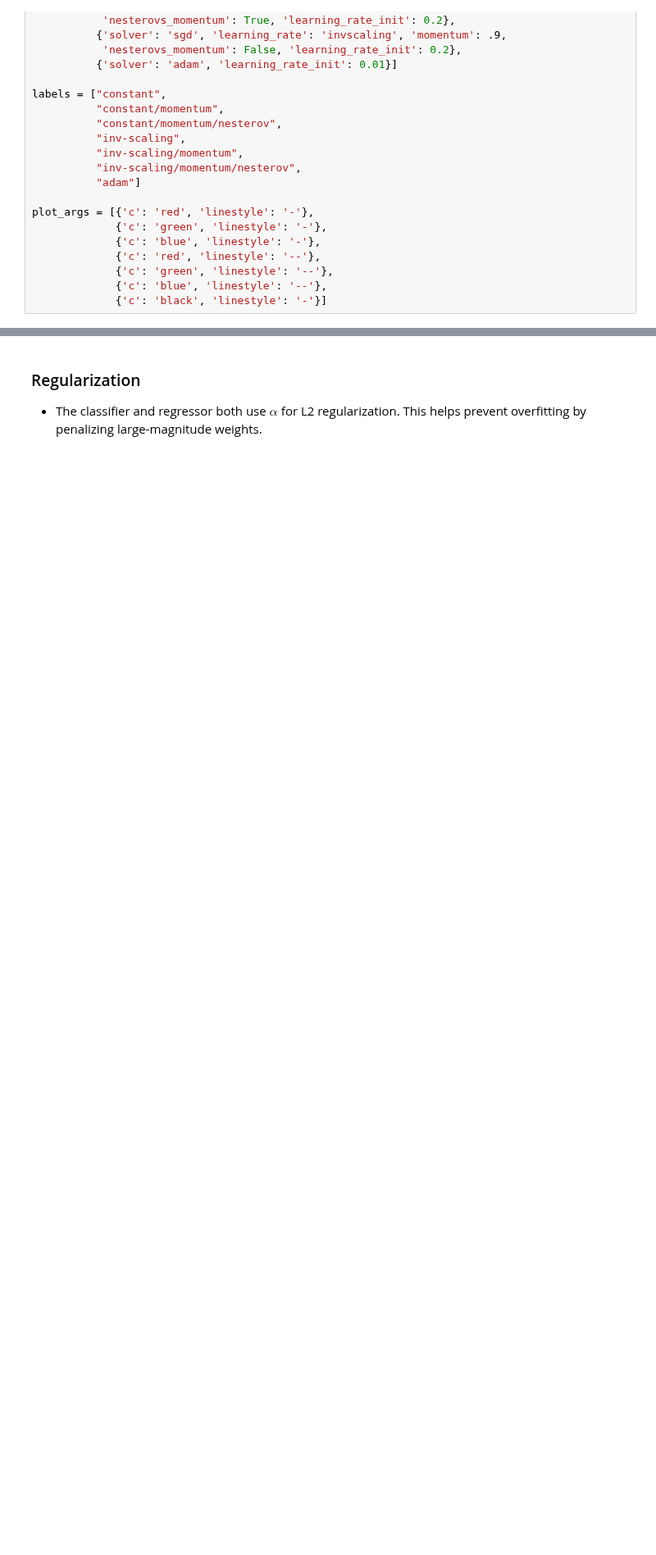
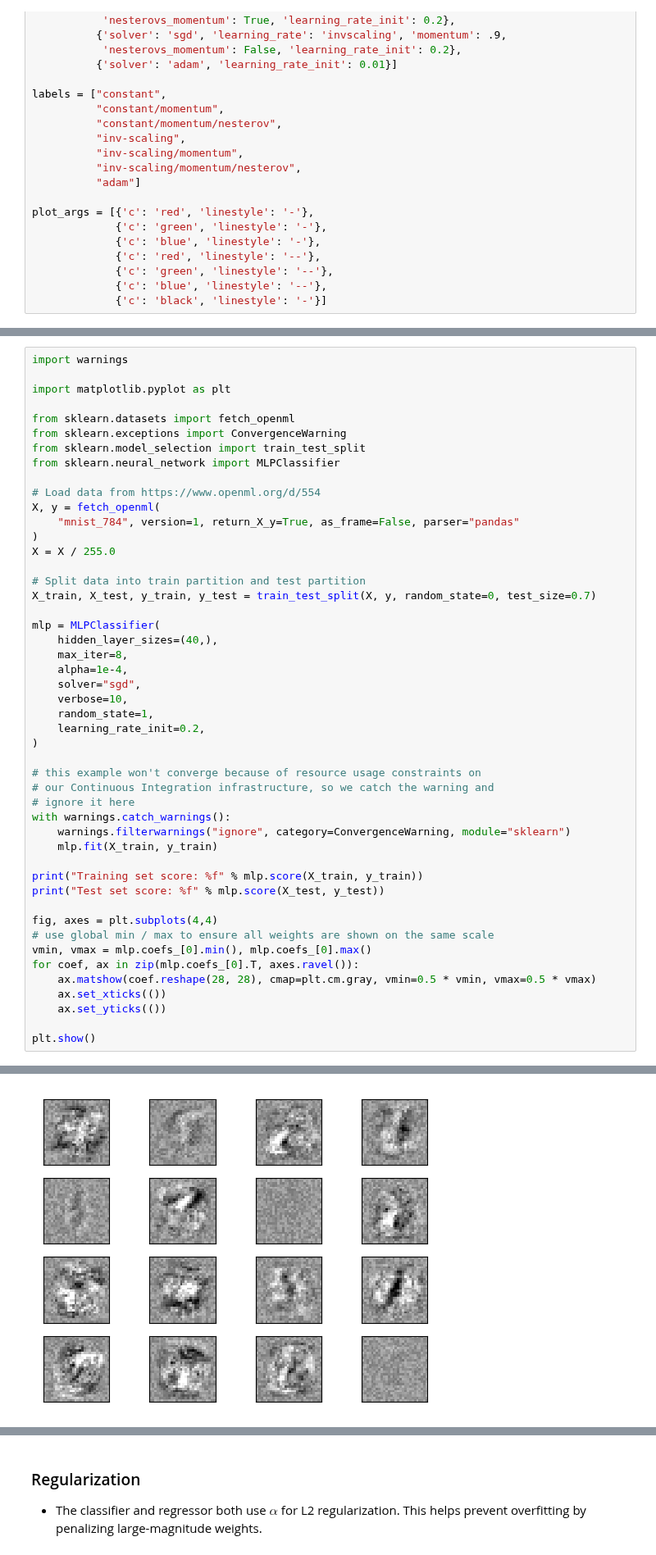
Before and after one commit to bjpcjp/scikit-learn, a Jupyter notebook: 17_perceptron.ipynb, the cells around one changed output, grey strips where cells are left out. Shown at 82% size. Saved outputs shown, nothing was run; the diff lists cells and outputs as text; blank space fills up the shorter version.

```diff
--- a/17_perceptron.ipynb
+++ b/17_perceptron.ipynb
@@ -194,0 +195,49 @@ Training loss: 0.689015
+# %%
+import warnings
+
+import matplotlib.pyplot as plt
+
+from sklearn.datasets import fetch_openml
+from sklearn.exceptions import ConvergenceWarning
+from sklearn.model_selection import train_test_split
+from sklearn.neural_network import MLPClassifier
+
+# Load data from https://www.openml.org/d/554
+X, y = fetch_openml(
+    "mnist_784", version=1, return_X_y=True, as_frame=False, parser="pandas"
+)
+X = X / 255.0
+
+# Split data into train partition and test partition
+X_train, X_test, y_train, y_test = train_test_split(X, y, random_state=0, test_size=0.7)
+
+mlp = MLPClassifier(
+    hidden_layer_sizes=(40,),
+    max_iter=8,
+    alpha=1e-4,
+    solver="sgd",
+    verbose=10,
+    random_state=1,
+    learning_rate_init=0.2,
+)
+
+# this example won't converge because of resource usage constraints on
+# our Continuous Integration infrastructure, so we catch the warning and
+# ignore it here
+with warnings.catch_warnings():
+    warnings.filterwarnings("ignore", category=ConvergenceWarning, module="sklearn")
+    mlp.fit(X_train, y_train)
+
+print("Training set score: %f" % mlp.score(X_train, y_train))
+print("Test set score: %f" % mlp.score(X_test, y_test))
+
+fig, axes = plt.subplots(4,4)
+# use global min / max to ensure all weights are shown on the same scale
+vmin, vmax = mlp.coefs_[0].min(), mlp.coefs_[0].max()
+for coef, ax in zip(mlp.coefs_[0].T, axes.ravel()):
+    ax.matshow(coef.reshape(28, 28), cmap=plt.cm.gray, vmin=0.5 * vmin, vmax=0.5 * vmax)
+    ax.set_xticks(())
+    ax.set_yticks(())
+
+plt.show()
+# %% [output]
@@ -195,2 +254,3 @@ Training loss: 0.689015
+[figure, added]
 # %% [markdown]
 ### [Regression](https://scikit-learn.org/stable/modules/generated/sklearn.neural_network.MLPRegressor.html#sklearn.neural_network.MLPRegressor)
```
Also changed, not shown: parts of 10 cells of this notebook.
